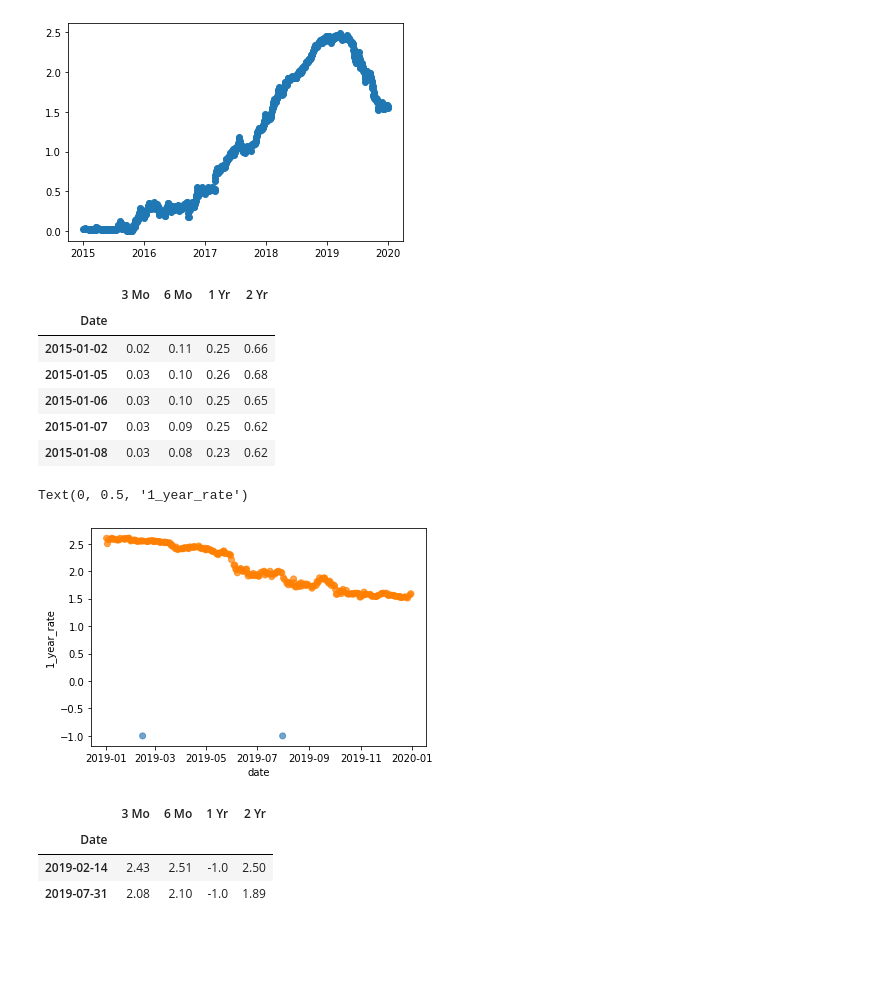
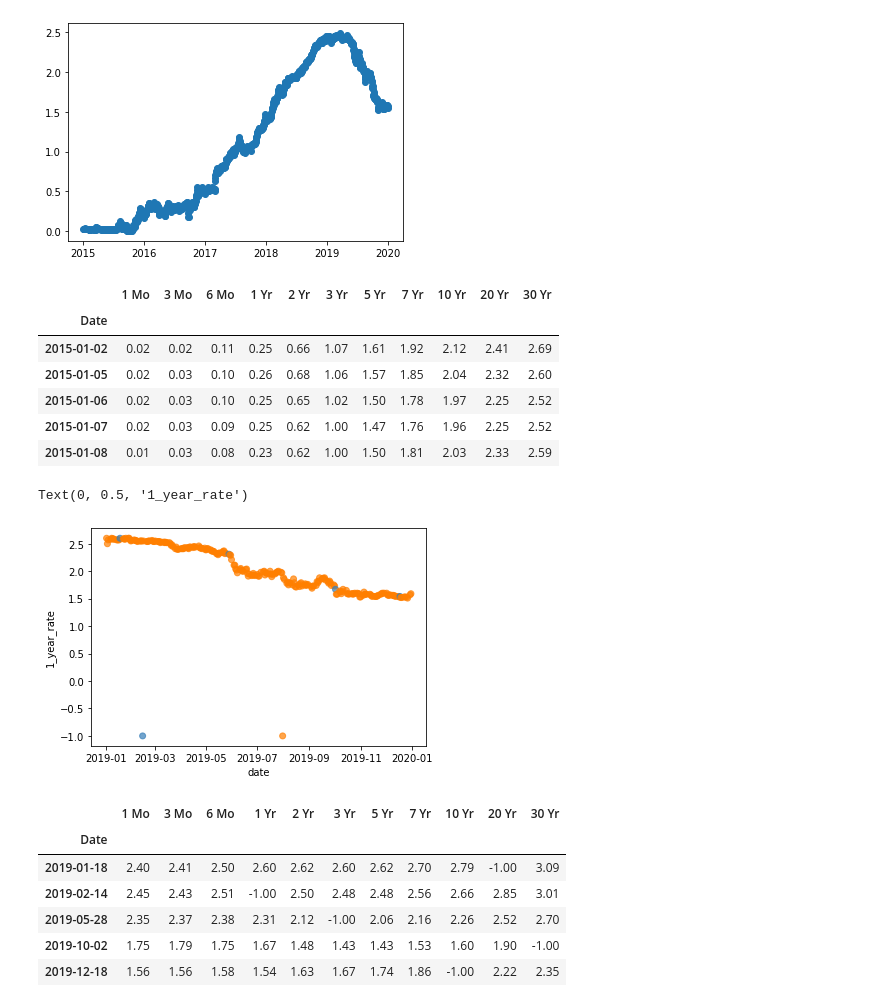
Before and after one commit to shirleysheng/anomaly_detection, a Jupyter notebook: one_class_svm_interest_rate.ipynb, the cells around one changed output. Drawn from its saved outputs; the diff is of its cells as text; code cells hidden in the pictures; blank space fills up the shorter version.

```diff
--- a/one_class_svm_interest_rate.ipynb
+++ b/one_class_svm_interest_rate.ipynb
@@ -8,7 +8,7 @@ from sklearn.svm import OneClassSVM
 
 data = pd.read_csv('/content/IRs.csv',index_col=0)
 data.index = pd.to_datetime(data.index)
-interest_rate = data.iloc[:,1:5].dropna()
+interest_rate = data.dropna()
 
 feature1 = plt.scatter(interest_rate.index, data.iloc[:,1])
 # %% [output]
@@ -16,13 +16,13 @@ feature1 = plt.scatter(interest_rate.index, data.iloc[:,1])
 # %%
 interest_rate.head()
 # %% [output]
-|  | 3 Mo | 6 Mo | 1 Yr | 2 Yr |
-| Date |  |  |  |  |
-| 2015-01-02 | 0.02 | 0.11 | 0.25 | 0.66 |
-| 2015-01-05 | 0.03 | 0.10 | 0.26 | 0.68 |
-| 2015-01-06 | 0.03 | 0.10 | 0.25 | 0.65 |
-| 2015-01-07 | 0.03 | 0.09 | 0.25 | 0.62 |
-| 2015-01-08 | 0.03 | 0.08 | 0.23 | 0.62 |
+|  | 1 Mo | 3 Mo | 6 Mo | 1 Yr | 2 Yr | 3 Yr | 5 Yr | 7 Yr | 10 Yr | 20 Yr | 30 Yr |
+| Date |  |  |  |  |  |  |  |  |  |  |  |
+| 2015-01-02 | 0.02 | 0.02 | 0.11 | 0.25 | 0.66 | 1.07 | 1.61 | 1.92 | 2.12 | 2.41 | 2.69 |
+| 2015-01-05 | 0.02 | 0.03 | 0.10 | 0.26 | 0.68 | 1.06 | 1.57 | 1.85 | 2.04 | 2.32 | 2.60 |
+| 2015-01-06 | 0.02 | 0.03 | 0.10 | 0.25 | 0.65 | 1.02 | 1.50 | 1.78 | 1.97 | 2.25 | 2.52 |
+| 2015-01-07 | 0.02 | 0.03 | 0.09 | 0.25 | 0.62 | 1.00 | 1.47 | 1.76 | 1.96 | 2.25 | 2.52 |
+| 2015-01-08 | 0.01 | 0.03 | 0.08 | 0.23 | 0.62 | 1.00 | 1.50 | 1.81 | 2.03 | 2.33 | 2.59 |
 # %%
 test_data = interest_rate['2019'].dropna()
 train_data = interest_rate[~interest_rate.isin(test_data)].dropna()
@@ -35,18 +35,21 @@ value, count = np.unique(y_pred, return_counts = True)
 outlier = test_data[y_pred == -1]
 # %%
 x = test_data.index
-y = test_data.iloc[:,2]
+y = test_data.iloc[:,3]
 colors = np.array(['#377eb8', '#ff7f00'])
 plt.scatter(x, y, alpha=0.7, c=colors[(y_pred + 1) // 2])
 plt.xlabel('date')
 plt.ylabel('1_year_rate')
 # %% [output]
 Text(0, 0.5, '1_year_rate')
-[figure, old version]
+[figure, new version]
 # %%
 outlier
 # %% [output]
-|  | 3 Mo | 6 Mo | 1 Yr | 2 Yr |
-| Date |  |  |  |  |
-| 2019-02-14 | 2.43 | 2.51 | -1.0 | 2.50 |
-| 2019-07-31 | 2.08 | 2.10 | -1.0 | 1.89 |
+|  | 1 Mo | 3 Mo | 6 Mo | 1 Yr | 2 Yr | 3 Yr | 5 Yr | 7 Yr | 10 Yr | 20 Yr | 30 Yr |
+| Date |  |  |  |  |  |  |  |  |  |  |  |
+| 2019-01-18 | 2.40 | 2.41 | 2.50 | 2.60 | 2.62 | 2.60 | 2.62 | 2.70 | 2.79 | -1.00 | 3.09 |
+| 2019-02-14 | 2.45 | 2.43 | 2.51 | -1.00 | 2.50 | 2.48 | 2.48 | 2.56 | 2.66 | 2.85 | 3.01 |
+| 2019-05-28 | 2.35 | 2.37 | 2.38 | 2.31 | 2.12 | -1.00 | 2.06 | 2.16 | 2.26 | 2.52 | 2.70 |
+| 2019-10-02 | 1.75 | 1.79 | 1.75 | 1.67 | 1.48 | 1.43 | 1.43 | 1.53 | 1.60 | 1.90 | -1.00 |
+| 2019-12-18 | 1.56 | 1.56 | 1.58 | 1.54 | 1.63 | 1.67 | 1.74 | 1.86 | -1.00 | 2.22 | 2.35 |
```
